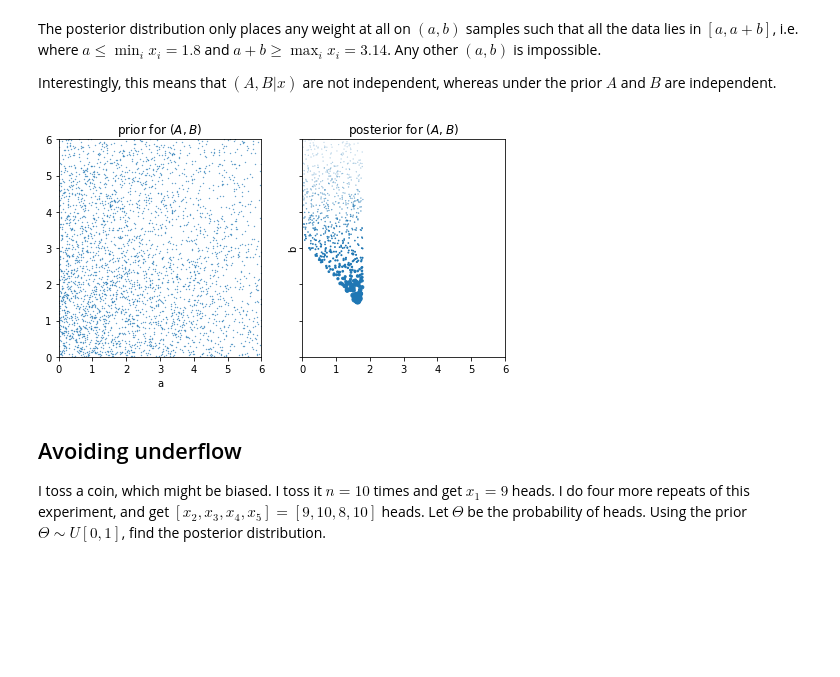
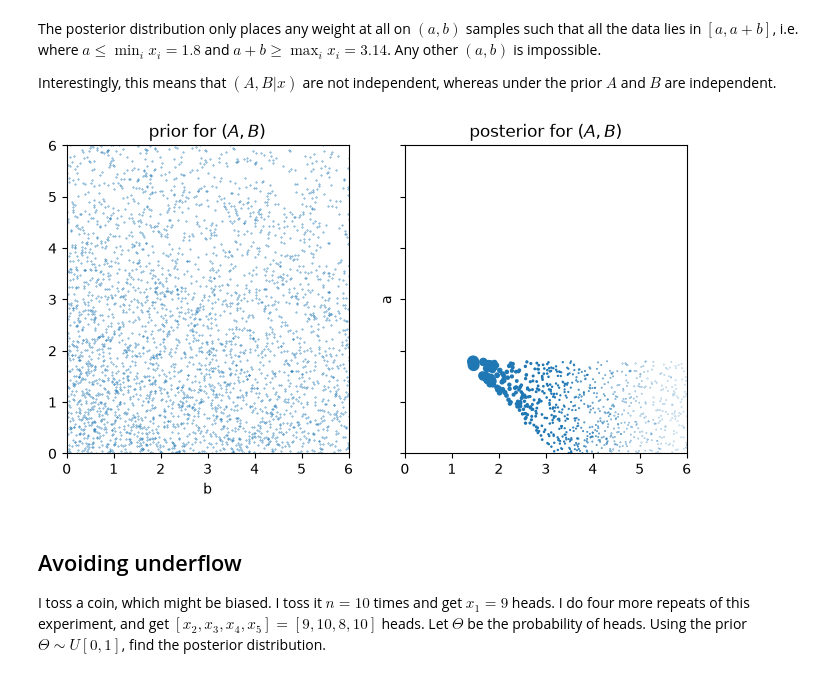
Before and after one commit to damonjw/datasci, a Jupyter notebook: bayes.ipynb, the cells around one changed output. Saved outputs shown, nothing was run; the diff lists cells and outputs as text; code cells hidden in the pictures; blank space fills up the shorter version.

```diff
--- a/bayes.ipynb
+++ b/bayes.ipynb
@@ -93,17 +93,17 @@ Interestingly, this means that $(A,B|x)$ are not independent, whereas
 under the prior $A$ and $B$ are independent.
 # %%
 fig,(ax_prior,ax_post) = plt.subplots(1,2, figsize=(8,4), sharex=True, sharey=True)
-ax_prior.scatter(asamp, bsamp, s=1/len(asamp)*1000)
-ax_post.scatter(asamp, bsamp, s=w*1000)
+ax_prior.scatter(bsamp, asamp, s=1/len(asamp)*1000)
+ax_post.scatter(bsamp, asamp, s=w*1000)
 ax_prior.set_xlim([0,6])
 ax_prior.set_ylim([0,6])
-ax_prior.set_xlabel('a')
-ax_post.set_ylabel('b')
+ax_prior.set_xlabel('b')
+ax_post.set_ylabel('a')
 ax_prior.set_title('prior for $(A,B)$')
 ax_post.set_title('posterior for $(A,B)$')
 plt.show()
 # %% [output]
-[figure, old version]
+[figure, new version]
 # %% [markdown]
 ## Avoiding underflow
 
```
Also changed, not shown: parts of 8 cells of this notebook.
